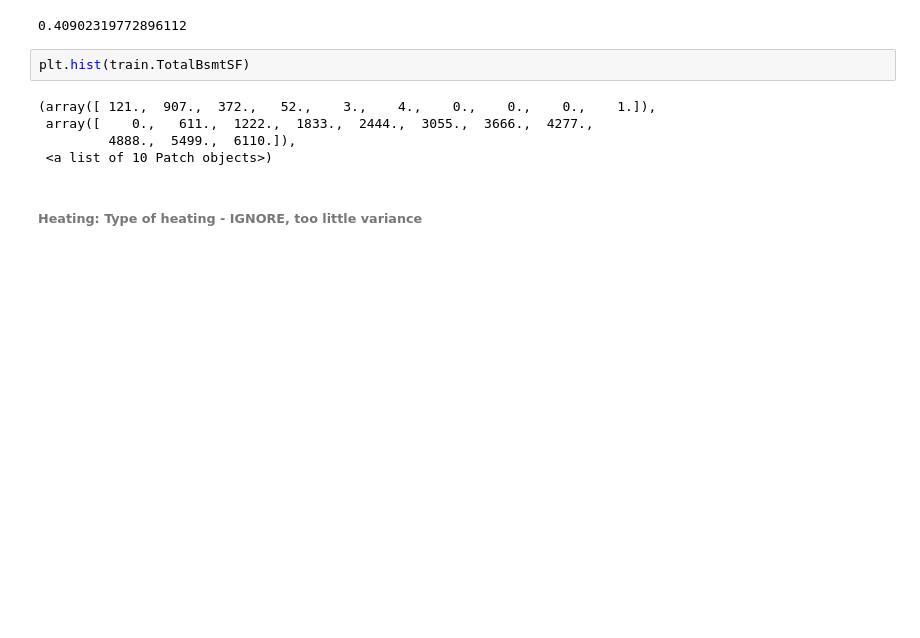
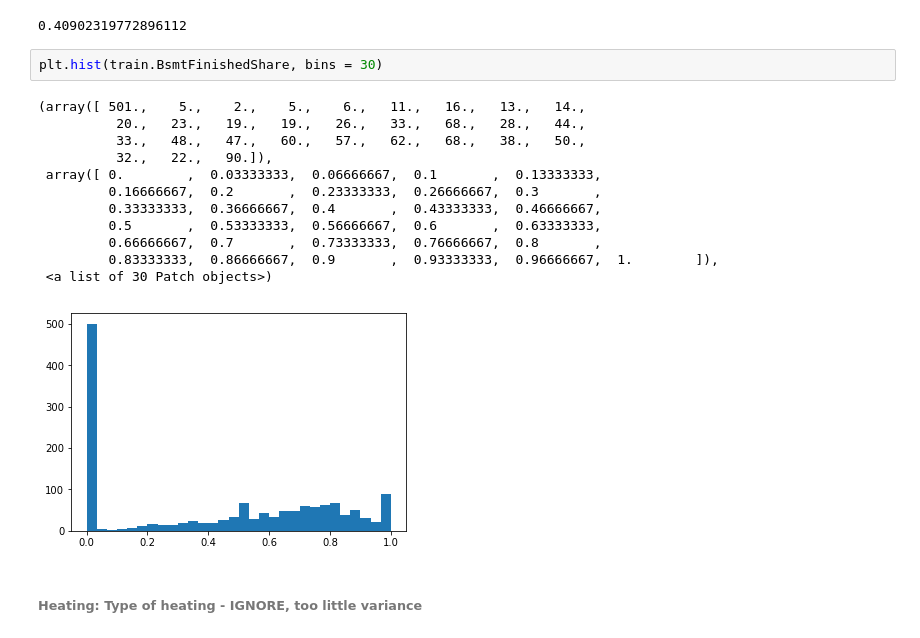
Before and after one commit to gwenkf/IowaHousePrices, a Jupyter notebook: House_Prices_Prepare_Dimitri.ipynb, the cells around one changed output. Saved outputs shown, nothing was run; the diff lists cells and outputs as text; blank space fills up the shorter version.

```diff
--- a/House_Prices_Prepare_Dimitri.ipynb
+++ b/House_Prices_Prepare_Dimitri.ipynb
@@ -1255,12 +1275,20 @@ test['BsmtUnfSF'].corr(test['TotalBsmtSF'])  # correlation is 0.41
 # %% [output]
 0.40902319772896112
 # %%
-plt.hist(train.TotalBsmtSF)
+plt.hist(train.BsmtFinishedShare, bins = 30)
 # %% [output]
-(array([ 121.,  907.,  372.,   52.,    3.,    4.,    0.,    0.,    0.,    1.]),
- array([    0.,   611.,  1222.,  1833.,  2444.,  3055.,  3666.,  4277.,
-         4888.,  5499.,  6110.]),
- <a list of 10 Patch objects>)
+(array([ 501.,    5.,    2.,    5.,    6.,   11.,   16.,   13.,   14.,
+          20.,   23.,   19.,   19.,   26.,   33.,   68.,   28.,   44.,
+          33.,   48.,   47.,   60.,   57.,   62.,   68.,   38.,   50.,
+          32.,   22.,   90.]),
+ array([ 0.        ,  0.03333333,  0.06666667,  0.1       ,  0.13333333,
+         0.16666667,  0.2       ,  0.23333333,  0.26666667,  0.3       ,
+         0.33333333,  0.36666667,  0.4       ,  0.43333333,  0.46666667,
+         0.5       ,  0.53333333,  0.56666667,  0.6       ,  0.63333333,
+         0.66666667,  0.7       ,  0.73333333,  0.76666667,  0.8       ,
+         0.83333333,  0.86666667,  0.9       ,  0.93333333,  0.96666667,  1.        ]),
+ <a list of 30 Patch objects>)
+[figure, added]
 # %% [markdown]
 ###### Heating: Type of heating - IGNORE, too little variance
 # %%
```
Also changed, not shown: parts of 100 cells of this notebook.
